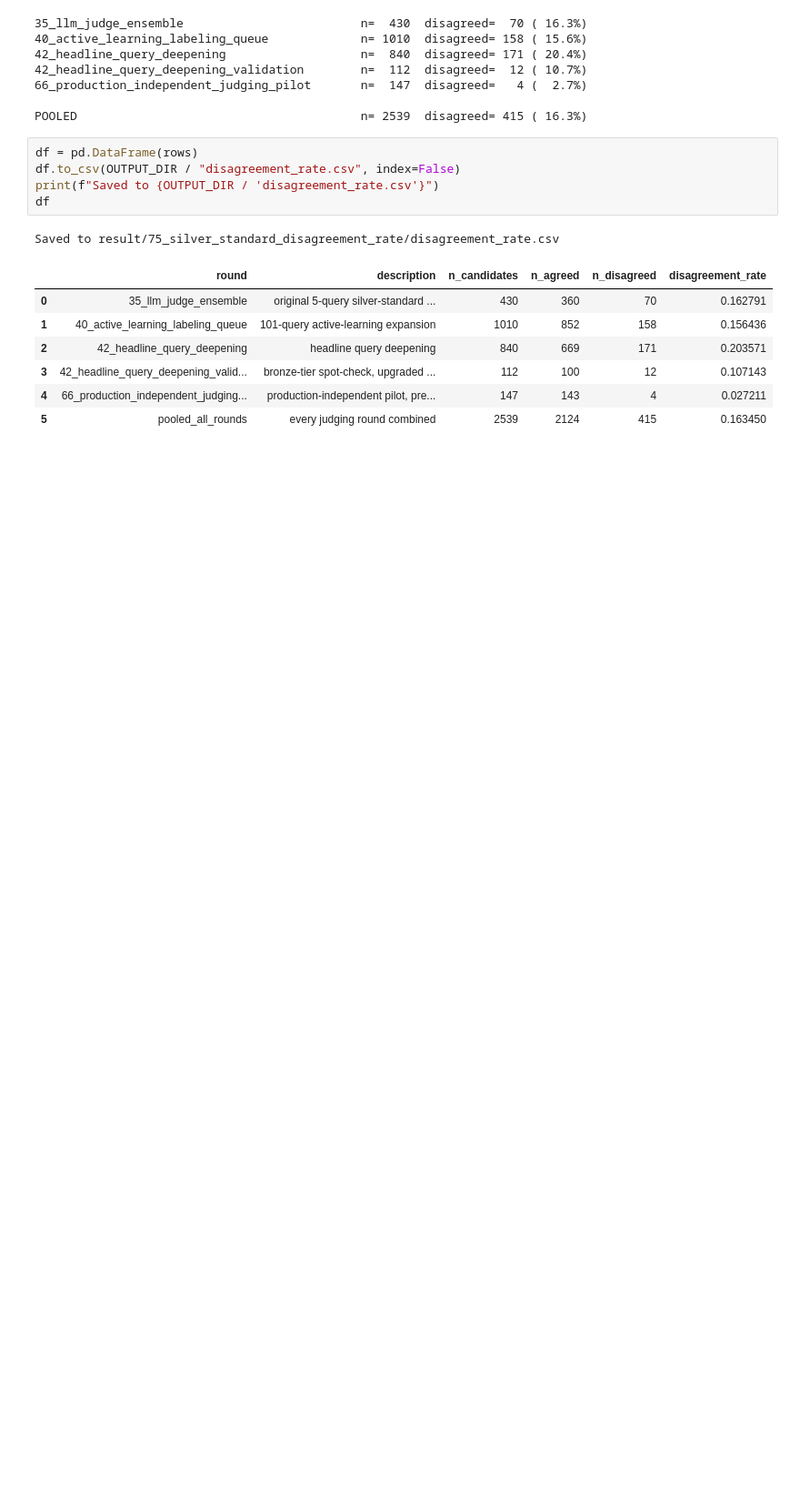
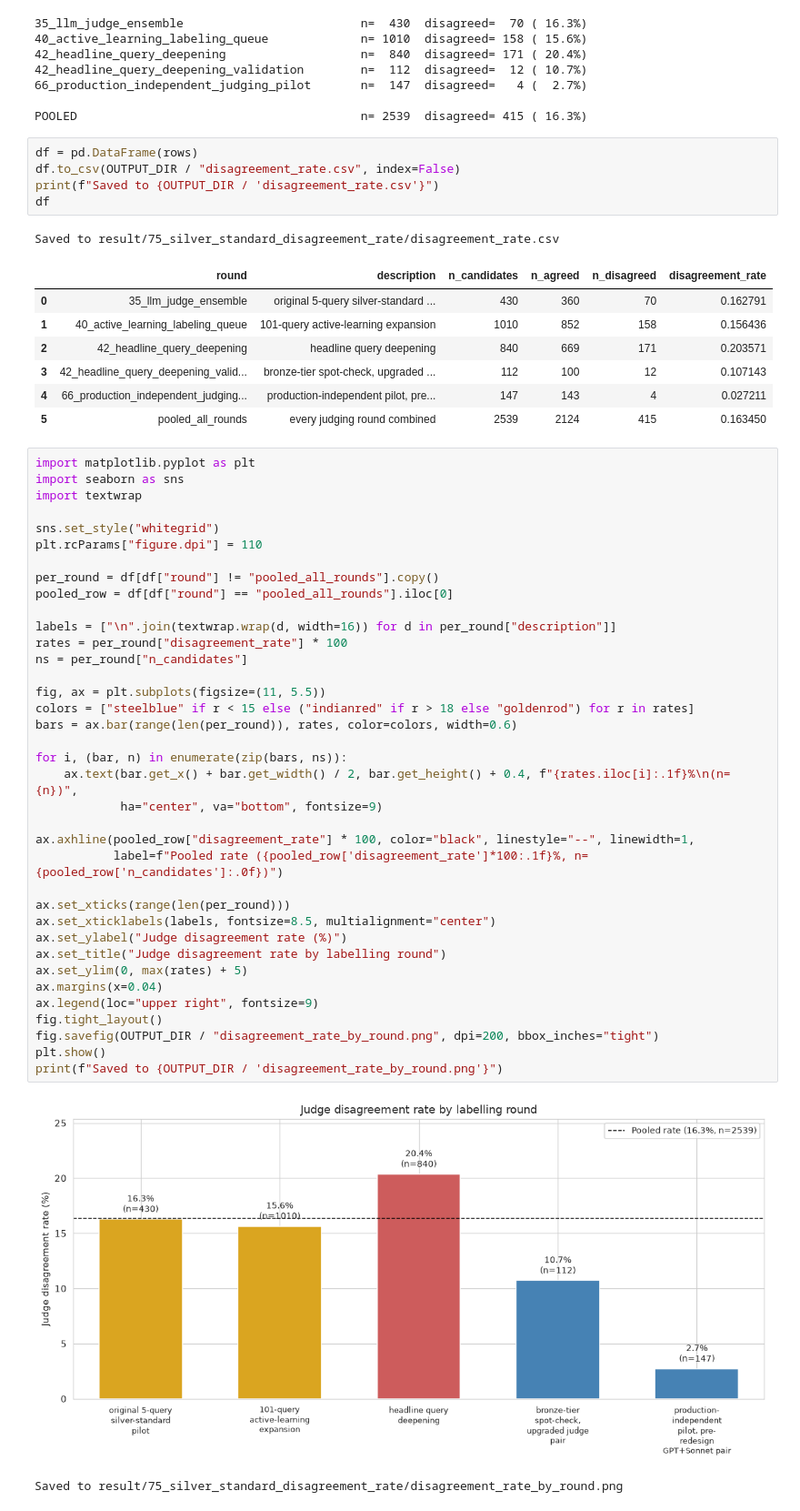
Before and after one commit to marmeepandya/masters-thesis, a Jupyter notebook: 75_silver_standard_disagreement_rate.ipynb, the cells around one changed output. Shown at 91% size. Saved outputs shown, nothing was run; the diff lists cells and outputs as text; blank space fills up the shorter version.

```diff
--- a/75_silver_standard_disagreement_rate.ipynb
+++ b/75_silver_standard_disagreement_rate.ipynb
@@ -76,3 +76,43 @@ Saved to result/75_silver_standard_disagreement_rate/disagreement_rate.csv
 | 3 | 42_headline_query_deepening_valid... | bronze-tier spot-check, upgraded ... | 112 | 100 | 12 | 0.107143 |
 | 4 | 66_production_independent_judging... | production-independent pilot, pre... | 147 | 143 | 4 | 0.027211 |
 | 5 | pooled_all_rounds | every judging round combined | 2539 | 2124 | 415 | 0.163450 |
+# %%
+import matplotlib.pyplot as plt
+import seaborn as sns
+import textwrap
+
+sns.set_style("whitegrid")
+plt.rcParams["figure.dpi"] = 110
+
+per_round = df[df["round"] != "pooled_all_rounds"].copy()
+pooled_row = df[df["round"] == "pooled_all_rounds"].iloc[0]
+
+labels = ["\n".join(textwrap.wrap(d, width=16)) for d in per_round["description"]]
+rates = per_round["disagreement_rate"] * 100
+ns = per_round["n_candidates"]
+
+fig, ax = plt.subplots(figsize=(11, 5.5))
+colors = ["steelblue" if r < 15 else ("indianred" if r > 18 else "goldenrod") for r in rates]
+bars = ax.bar(range(len(per_round)), rates, color=colors, width=0.6)
+
+for i, (bar, n) in enumerate(zip(bars, ns)):
+    ax.text(bar.get_x() + bar.get_width() / 2, bar.get_height() + 0.4, f"{rates.iloc[i]:.1f}%\n(n={n})",
+            ha="center", va="bottom", fontsize=9)
+
+ax.axhline(pooled_row["disagreement_rate"] * 100, color="black", linestyle="--", linewidth=1,
+           label=f"Pooled rate ({pooled_row['disagreement_rate']*100:.1f}%, n={pooled_row['n_candidates']:.0f})")
+
+ax.set_xticks(range(len(per_round)))
+ax.set_xticklabels(labels, fontsize=8.5, multialignment="center")
+ax.set_ylabel("Judge disagreement rate (%)")
+ax.set_title("Judge disagreement rate by labelling round")
+ax.set_ylim(0, max(rates) + 5)
+ax.margins(x=0.04)
+ax.legend(loc="upper right", fontsize=9)
+fig.tight_layout()
+fig.savefig(OUTPUT_DIR / "disagreement_rate_by_round.png", dpi=200, bbox_inches="tight")
+plt.show()
+print(f"Saved to {OUTPUT_DIR / 'disagreement_rate_by_round.png'}")
+# %% [output]
+[figure, added]
+Saved to result/75_silver_standard_disagreement_rate/disagreement_rate_by_round.png
```
Also changed, not shown: 8 other files.
